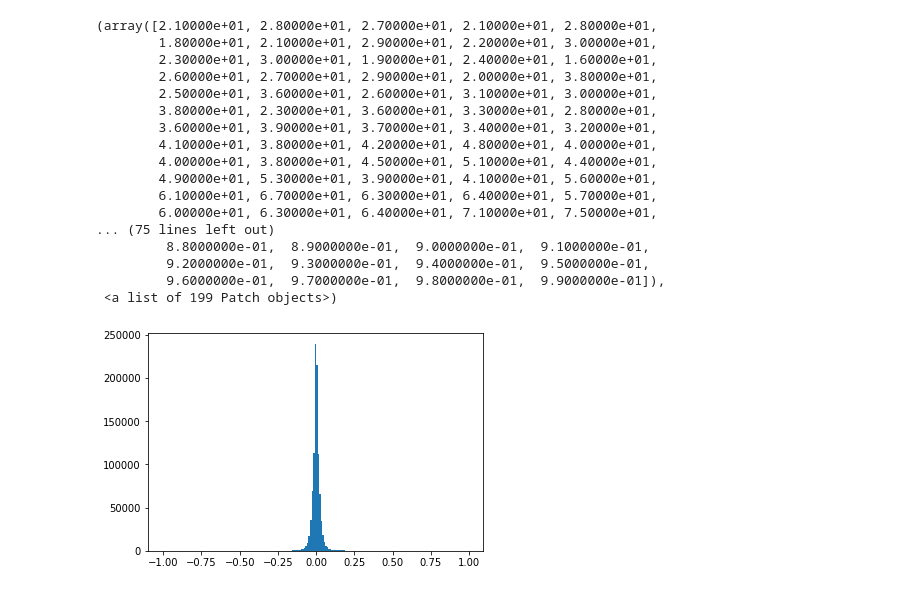
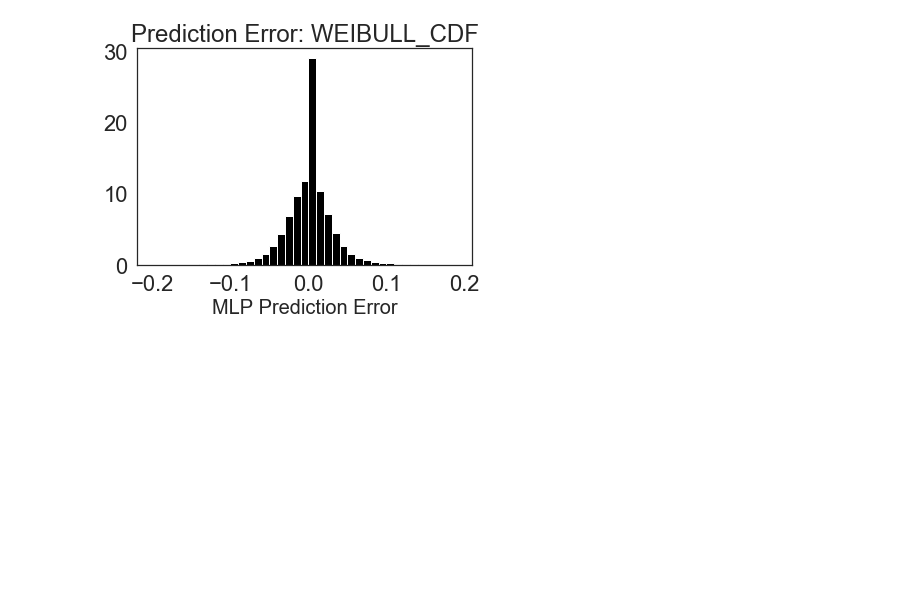
Before and after one commit to AlexanderFengler/nn_likelihoods, a Jupyter notebook: analysis_nn_performance.ipynb, the cells around one changed output. Saved outputs shown, nothing was run; the diff lists cells and outputs as text; code cells hidden in the pictures; blank space fills up the shorter version.

```diff
--- a/analysis_nn_performance.ipynb
+++ b/analysis_nn_performance.ipynb
@@ -99,23 +254,0 @@ plt.hist(abs_prediction_error, bins = np.arange(0, 2, 0.02))
-# %%
-# Distribution of Prediction Errors
-prediction_error =(train_dat['prediction'] - train_dat['log_l'])
-plt.hist(prediction_error, bins = np.arange(-1, 1, 0.01))
-# %% [output]
-(array([2.10000e+01, 2.80000e+01, 2.70000e+01, 2.10000e+01, 2.80000e+01,
-        1.80000e+01, 2.10000e+01, 2.90000e+01, 2.20000e+01, 3.00000e+01,
-        2.30000e+01, 3.00000e+01, 1.90000e+01, 2.40000e+01, 1.60000e+01,
-        2.60000e+01, 2.70000e+01, 2.90000e+01, 2.00000e+01, 3.80000e+01,
-        2.50000e+01, 3.60000e+01, 2.60000e+01, 3.10000e+01, 3.00000e+01,
-        3.80000e+01, 2.30000e+01, 3.60000e+01, 3.30000e+01, 2.80000e+01,
-        3.60000e+01, 3.90000e+01, 3.70000e+01, 3.40000e+01, 3.20000e+01,
-        4.10000e+01, 3.80000e+01, 4.20000e+01, 4.80000e+01, 4.00000e+01,
-        4.00000e+01, 3.80000e+01, 4.50000e+01, 5.10000e+01, 4.40000e+01,
-        4.90000e+01, 5.30000e+01, 3.90000e+01, 4.10000e+01, 5.60000e+01,
-        6.10000e+01, 6.70000e+01, 6.30000e+01, 6.40000e+01, 5.70000e+01,
-        6.00000e+01, 6.30000e+01, 6.40000e+01, 7.10000e+01, 7.50000e+01,
-... (75 lines left out)
-         8.8000000e-01,  8.9000000e-01,  9.0000000e-01,  9.1000000e-01,
-         9.2000000e-01,  9.3000000e-01,  9.4000000e-01,  9.5000000e-01,
-         9.6000000e-01,  9.7000000e-01,  9.8000000e-01,  9.9000000e-01]),
- <a list of 199 Patch objects>)
-[figure, removed]
@@ -122,3 +263,15 @@ plt.hist(prediction_error, bins = np.arange(-1, 1, 0.01))
+# %%
+# Distribution of Prediction Errors
+plt.hist(prediction_error,
+         bins = np.arange(-0.2, 0.2, 0.01),
+         density = True,
+         color = 'black')
+plt.xlabel('MLP Prediction Error', size = 20)
+plt.title('Prediction Error: ' + model.upper(), size = 24)
+plt.savefig('/Users/afengler/OneDrive/git_repos/nn_likelihoods/figures/mlp_performance/prediction_error_distribution_' + model + '.png', dpi = 150)
+plt.show()
+# %% [output]
+[figure, added]
 # %%
 # Graph showing number of cases where prediction error is larger than 1, with loglikelihood of prediction on the x axis
 cnts = []
```
Also changed, not shown: parts of 12 cells of this notebook, 30 other files.
